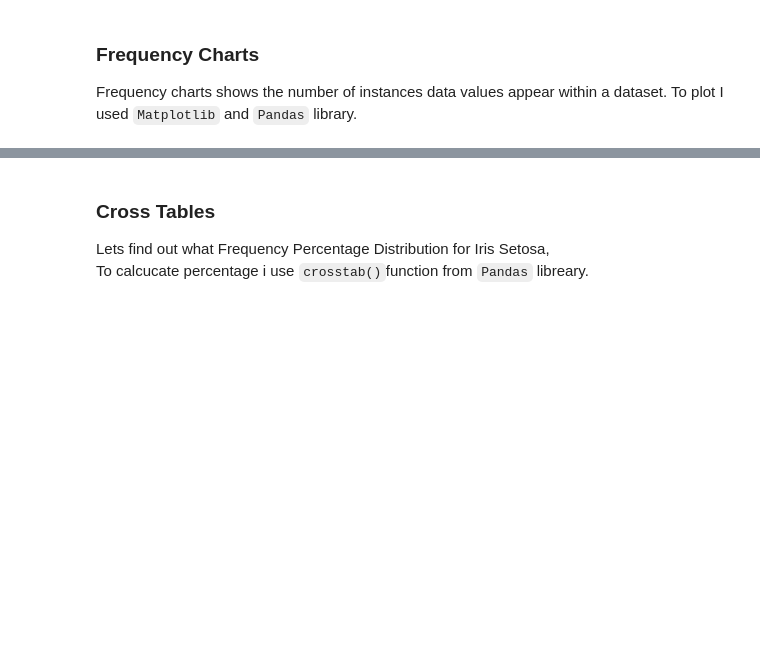
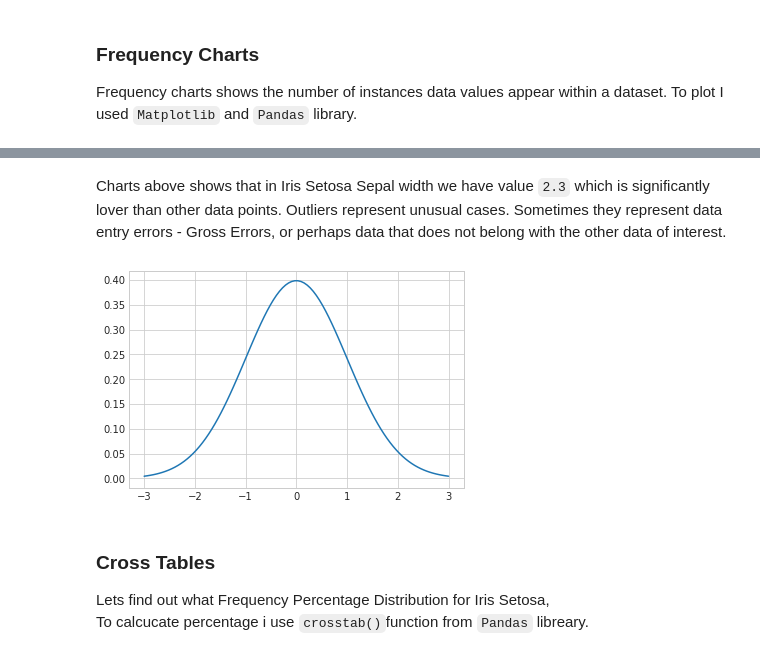
Before and after one commit to Slawak1/pands-project, a Jupyter notebook: IrisProject2019.ipynb, the cells around one changed output, grey strips where cells are left out. Cells and saved outputs as stored; diff of their text form; code cells hidden in the pictures; blank space fills up the shorter version.

```diff
--- a/IrisProject2019.ipynb
+++ b/IrisProject2019.ipynb
@@ -246,3 +297,15 @@ plt.show()
+# %% [markdown]
+Charts above shows that in Iris Setosa Sepal width we have value `2.3` which is significantly lover than other data points. Outliers represent unusual cases. Sometimes they represent data entry errors - Gross Errors, or perhaps data that does not belong with the other data of interest.
+# %%
+mu = 0
+variance = 1
+sigma = np.sqrt(variance)
+x = np.linspace(mu - 3*sigma, mu + 3*sigma, 100)
+plt.plot(x,mlab.normpdf(x, mu, sigma))
+plt.fill_between(x, 0,  )
+plt.show()
+# %% [output]
+[figure, added]
 # %% [markdown]
 ### Cross Tables
 Lets find out what Frequency Percentage Distribution for Iris Setosa, <br>
```
Also changed, not shown: parts of 26 cells of this notebook.
